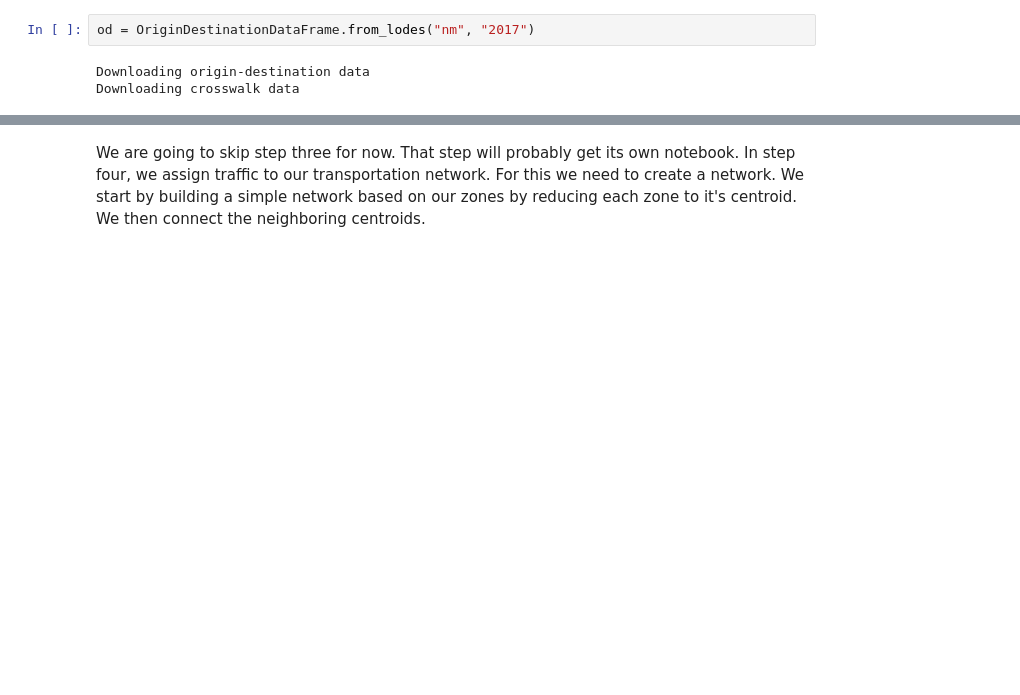
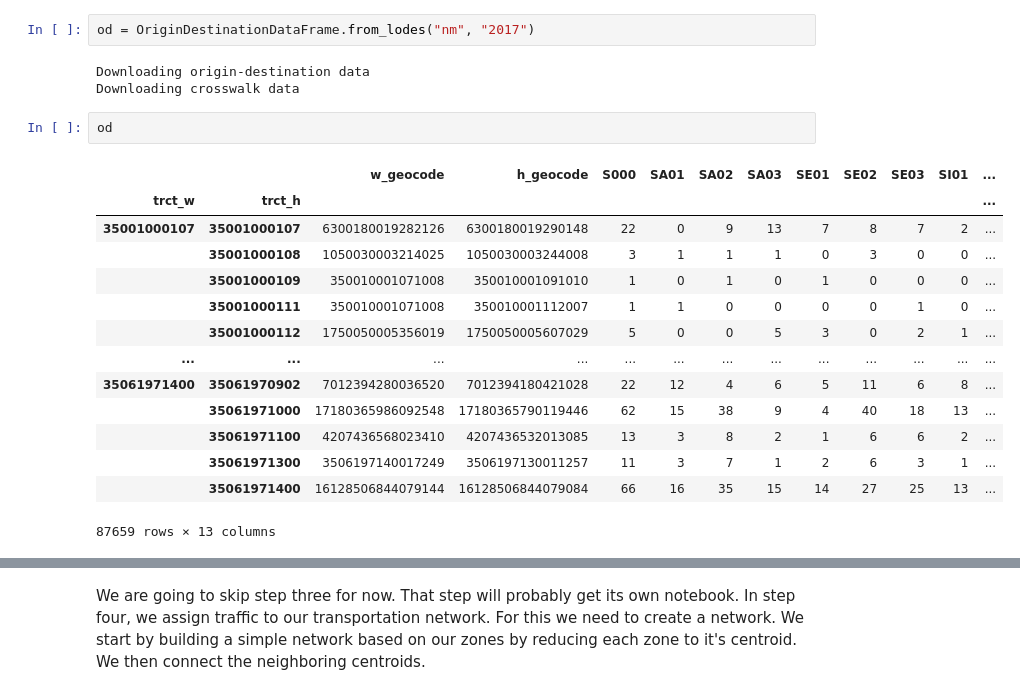
Before and after one commit to davidbailey/dpd, a Jupyter notebook: docs/notebooks/four_step_transportation_model.ipynb, the cells around one changed output, grey strips where cells are left out. Cells and saved outputs as stored; diff of their text form; blank space fills up the shorter version.

```diff
--- a/docs/notebooks/four_step_transportation_model.ipynb
+++ b/docs/notebooks/four_step_transportation_model.ipynb
@@ -33,3 +33,20 @@ od = OriginDestinationDataFrame.from_lodes("nm", "2017")
 # %% [output]
 Downloading origin-destination data
 Downloading crosswalk data
+# %%
+od
+# %% [output]
+|  |  | w_geocode | h_geocode | S000 | SA01 | SA02 | SA03 | SE01 | SE02 | SE03 | SI01 | ... |
+| trct_w | trct_h |  |  |  |  |  |  |  |  |  |  | ... |
+| 35001000107 | 35001000107 | 6300180019282126 | 6300180019290148 | 22 | 0 | 9 | 13 | 7 | 8 | 7 | 2 | ... |
+|  | 35001000108 | 1050030003214025 | 1050030003244008 | 3 | 1 | 1 | 1 | 0 | 3 | 0 | 0 | ... |
+|  | 35001000109 | 350010001071008 | 350010001091010 | 1 | 0 | 1 | 0 | 1 | 0 | 0 | 0 | ... |
+|  | 35001000111 | 350010001071008 | 350010001112007 | 1 | 1 | 0 | 0 | 0 | 0 | 1 | 0 | ... |
+|  | 35001000112 | 1750050005356019 | 1750050005607029 | 5 | 0 | 0 | 5 | 3 | 0 | 2 | 1 | ... |
+| ... | ... | ... | ... | ... | ... | ... | ... | ... | ... | ... | ... | ... |
+| 35061971400 | 35061970902 | 7012394280036520 | 7012394180421028 | 22 | 12 | 4 | 6 | 5 | 11 | 6 | 8 | ... |
+|  | 35061971000 | 17180365986092548 | 17180365790119446 | 62 | 15 | 38 | 9 | 4 | 40 | 18 | 13 | ... |
+|  | 35061971100 | 4207436568023410 | 4207436532013085 | 13 | 3 | 8 | 2 | 1 | 6 | 6 | 2 | ... |
+|  | 35061971300 | 3506197140017249 | 3506197130011257 | 11 | 3 | 7 | 1 | 2 | 6 | 3 | 1 | ... |
+|  | 35061971400 | 16128506844079144 | 16128506844079084 | 66 | 16 | 35 | 15 | 14 | 27 | 25 | 13 | ... |
+87659 rows × 13 columns
```
Also changed, not shown: parts of 3 cells of this notebook, 1 other file.
